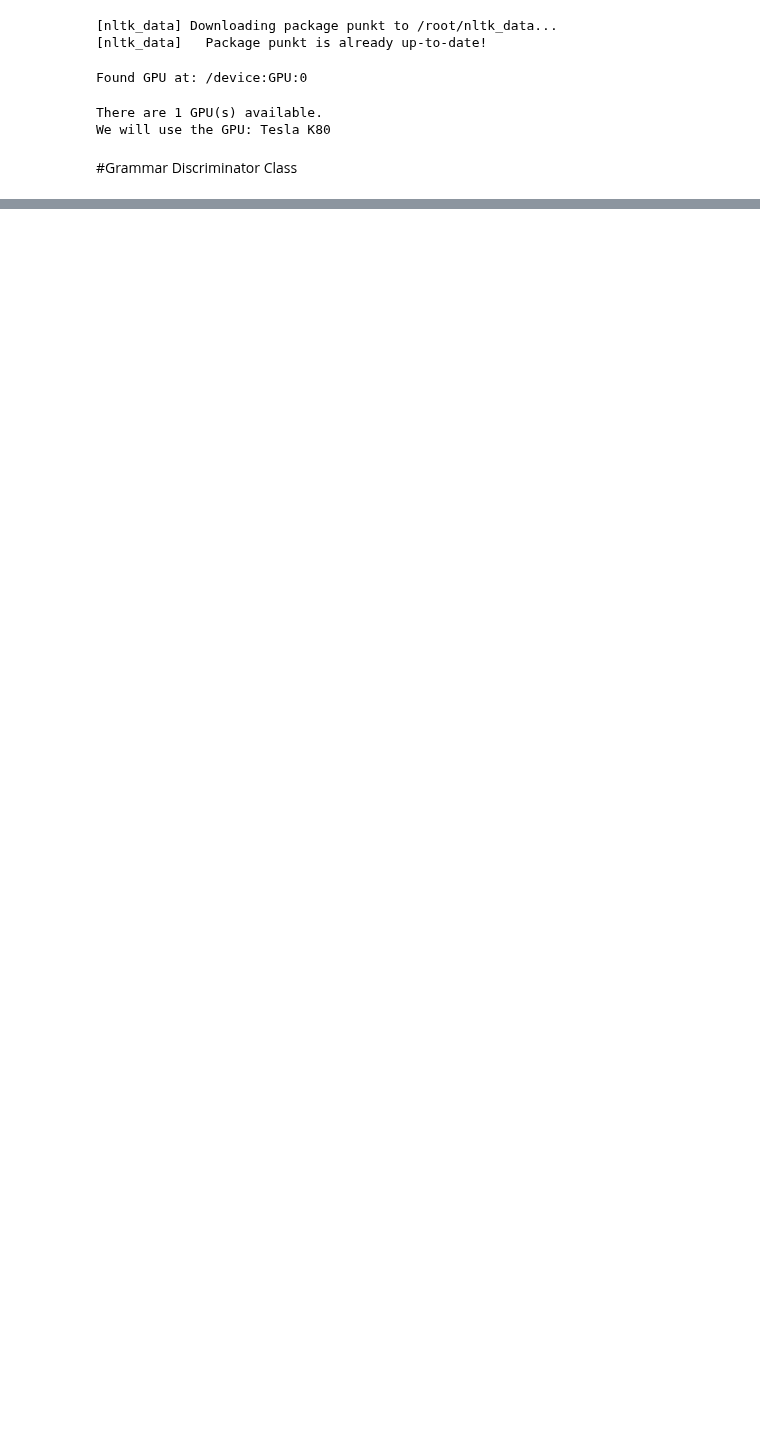
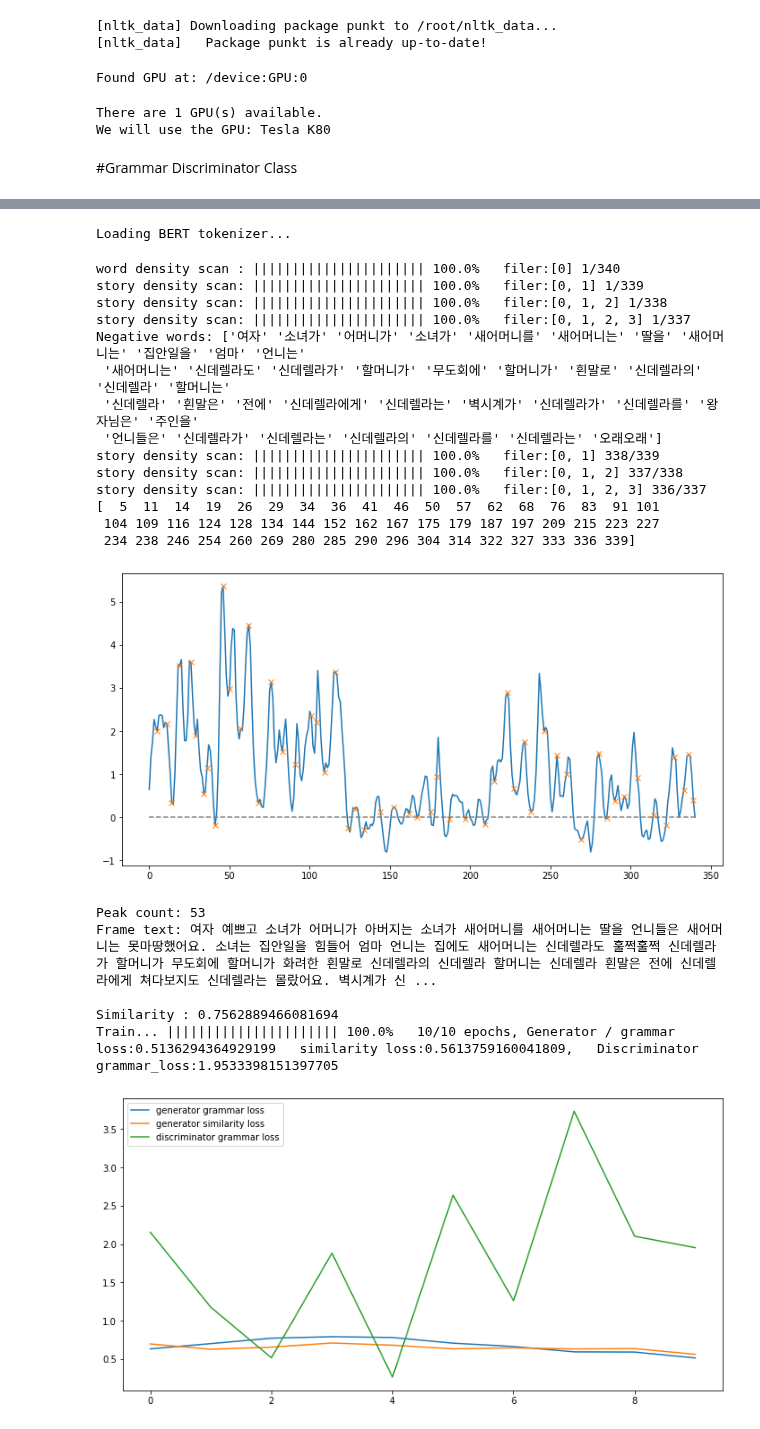
Before and after one commit to dolmani38/Summary, a Jupyter notebook: implement_to_class_v0.2.ipynb, the cells around one changed output, grey strips where cells are left out. Saved outputs shown, nothing was run; the diff lists cells and outputs as text; code cells hidden in the pictures; blank space fills up the shorter version.

```diff
--- a/implement_to_class_v0.2.ipynb
+++ b/implement_to_class_v0.2.ipynb
@@ -1110,14 +1110,16 @@ import numpy as np
 
 class Summarizer:
 
-    def __init__(self,source,g_discriminator,s_discriminator):
-        self.source = source
+    def __init__(self,g_discriminator,s_discriminator):
         self.g_discriminator = g_discriminator
         self.s_discriminator = s_discriminator
 
-    def ready(self):
+    def ready(self,source):
+        self.source = source
         self.source.analysis_frame_terms(self.s_discriminator)
         self.generator = Generator(input_size=self.source.org_source_length)
+
+        return self
 
     def summarize(self,epochs=10,batch_size=2,frame_expansion_ratio = 0.8):
         self.frame_expansion_ratio = frame_expansion_ratio
@@ -1130,6 +1132,8 @@ class Summarizer:
             plt.plot(history['dis_loss'],label='discriminator grammar loss')
         plt.legend()
         plt.show()
+
+        return self
 
     # text의 생성 for torch
     def __text_gen2(self, noise, gen_length):
@@ -1354,4 +1362,6 @@ org_text = """옛날 어느 집에 귀여운 여자 아기가 태어났어요.
 # %%
 g_discriminator = Grammar_Discriminator(input_dir = './drive/MyDrive/Colab Notebooks/summary/grammar_check_model')
 s_discriminator = Similarity_Discriminator()
-source = Source(org_text)
+summarizer = Summarizer(g_discriminator,s_discriminator)
+# %% [output]
+Loading BERT tokenizer...
@@ -1360,0 +1368,25 @@ sum.ready()
+# %%
+source = Source(org_text)
+summarizer.ready(source)
+# %% [output]
+word density scan : |||||||||||||||||||||| 100.0%   filer:[0] 1/340
+story density scan: |||||||||||||||||||||| 100.0%   filer:[0, 1] 1/339
+story density scan: |||||||||||||||||||||| 100.0%   filer:[0, 1, 2] 1/338
+story density scan: |||||||||||||||||||||| 100.0%   filer:[0, 1, 2, 3] 1/337
+Negative words: ['여자' '소녀가' '어머니가' '소녀가' '새어머니를' '새어머니는' '딸을' '새어머니는' '집안일을' '엄마' '언니는'
+ '새어머니는' '신데렐라도' '신데렐라가' '할머니가' '무도회에' '할머니가' '흰말로' '신데렐라의' '신데렐라' '할머니는'
+ '신데렐라' '흰말은' '전에' '신데렐라에게' '신데렐라는' '벽시계가' '신데렐라가' '신데렐라를' '왕자님은' '주인을'
+ '언니들은' '신데렐라가' '신데렐라는' '신데렐라의' '신데렐라를' '신데렐라는' '오래오래']
+story density scan: |||||||||||||||||||||| 100.0%   filer:[0, 1] 338/339
+story density scan: |||||||||||||||||||||| 100.0%   filer:[0, 1, 2] 337/338
+story density scan: |||||||||||||||||||||| 100.0%   filer:[0, 1, 2, 3] 336/337
+[  5  11  14  19  26  29  34  36  41  46  50  57  62  68  76  83  91 101
+ 104 109 116 124 128 134 144 152 162 167 175 179 187 197 209 215 223 227
+ 234 238 246 254 260 269 280 285 290 296 304 314 322 327 333 336 339]
+[figure, added]
+Peak count: 53
+Frame text: 여자 예쁘고 소녀가 어머니가 아버지는 소녀가 새어머니를 새어머니는 딸을 언니들은 새어머니는 못마땅했어요. 소녀는 집안일을 힘들어 엄마 언니는 집에도 새어머니는 신데렐라도 훌쩍훌쩍 신데렐라가 할머니가 무도회에 할머니가 화려한 흰말로 신데렐라의 신데렐라 할머니는 신데렐라 흰말은 전에 신데렐라에게 쳐다보지도 신데렐라는 몰랐어요. 벽시계가 신 ...
+
+Similarity : 0.7562889466081694
+Train... |||||||||||||||||||||| 100.0%   10/10 epochs, Generator / grammar loss:0.5136294364929199   similarity loss:0.5613759160041809,   Discriminator grammar_loss:1.9533398151397705
+[figure, added]
```
Also changed, not shown: parts of 6 cells of this notebook.
